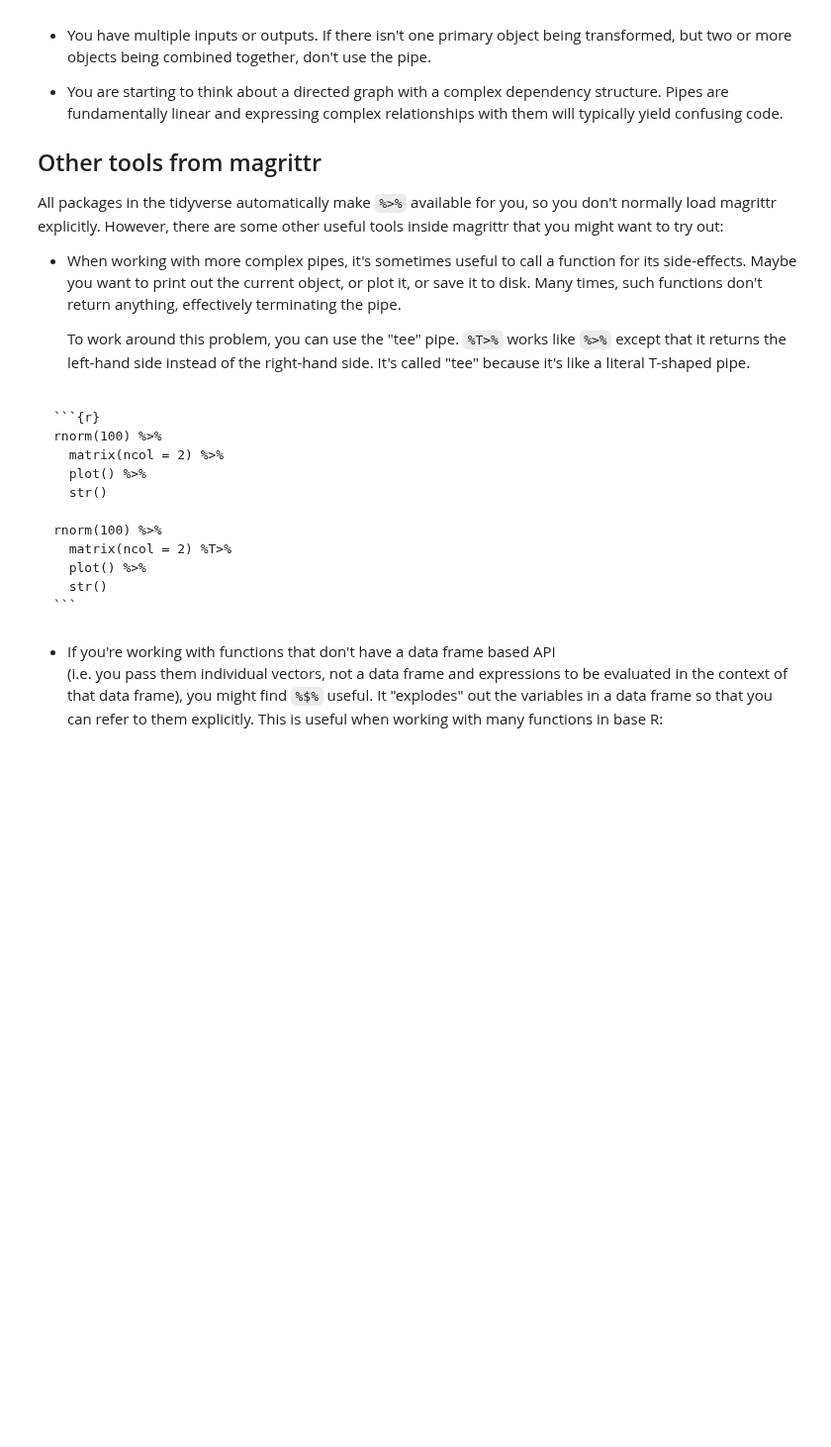
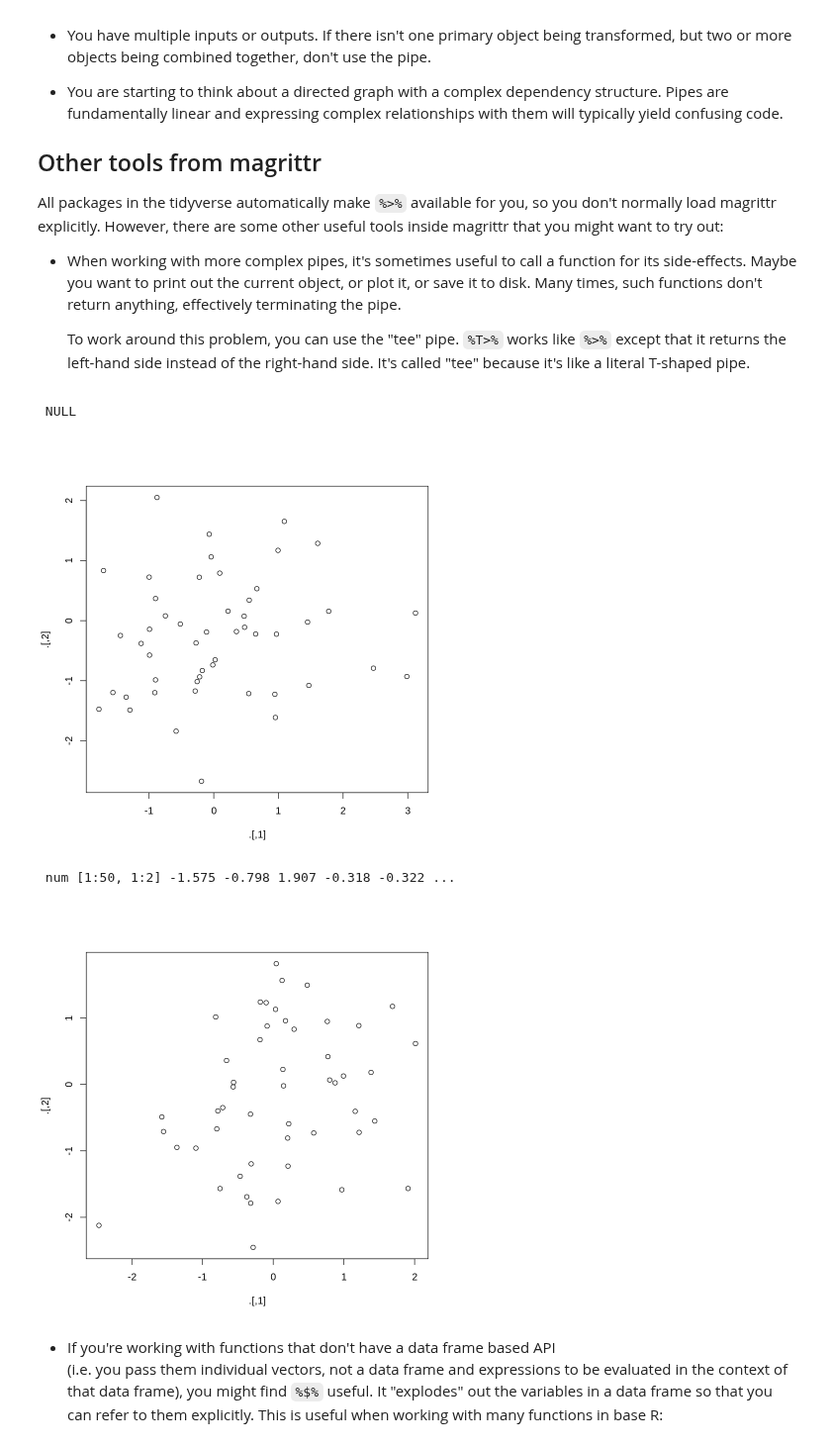
Before and after one commit to fralfaro/r4ds-book, a Jupyter notebook: docs/18_pipes.ipynb, the cells around one changed output. Shown at 99% size. Drawn from its saved outputs; the diff is of its cells as text; code cells hidden in the pictures; blank space fills up the shorter version.

````diff
--- a/docs/18_pipes.ipynb
+++ b/docs/18_pipes.ipynb
@@ -245,19 +254,21 @@ All packages in the tidyverse automatically make `%>%` available for you, so you
     To work around this problem, you can use the "tee" pipe. `%T>%` works like
     `%>%` except that it returns the left-hand side instead of the right-hand
     side. It's called "tee" because it's like a literal T-shaped pipe.
-# %% [markdown]
-
-    ```{r}
-    rnorm(100) %>%
-      matrix(ncol = 2) %>%
-      plot() %>%
-      str()
-
-    rnorm(100) %>%
-      matrix(ncol = 2) %T>%
-      plot() %>%
-      str()
-    ```
+# %%
+rnorm(100) %>%
+  matrix(ncol = 2) %>%
+  plot() %>%
+  str()
+
+rnorm(100) %>%
+  matrix(ncol = 2) %T>%
+  plot() %>%
+  str()
+# %% [output]
+ NULL
+[figure, added]
+ num [1:50, 1:2] -1.575 -0.798 1.907 -0.318 -0.322 ...
+[figure, added]
 # %% [markdown]
 
 *   If you're working with functions that don't have a data frame based API
````
Also changed, not shown: parts of 26 cells of this notebook.
